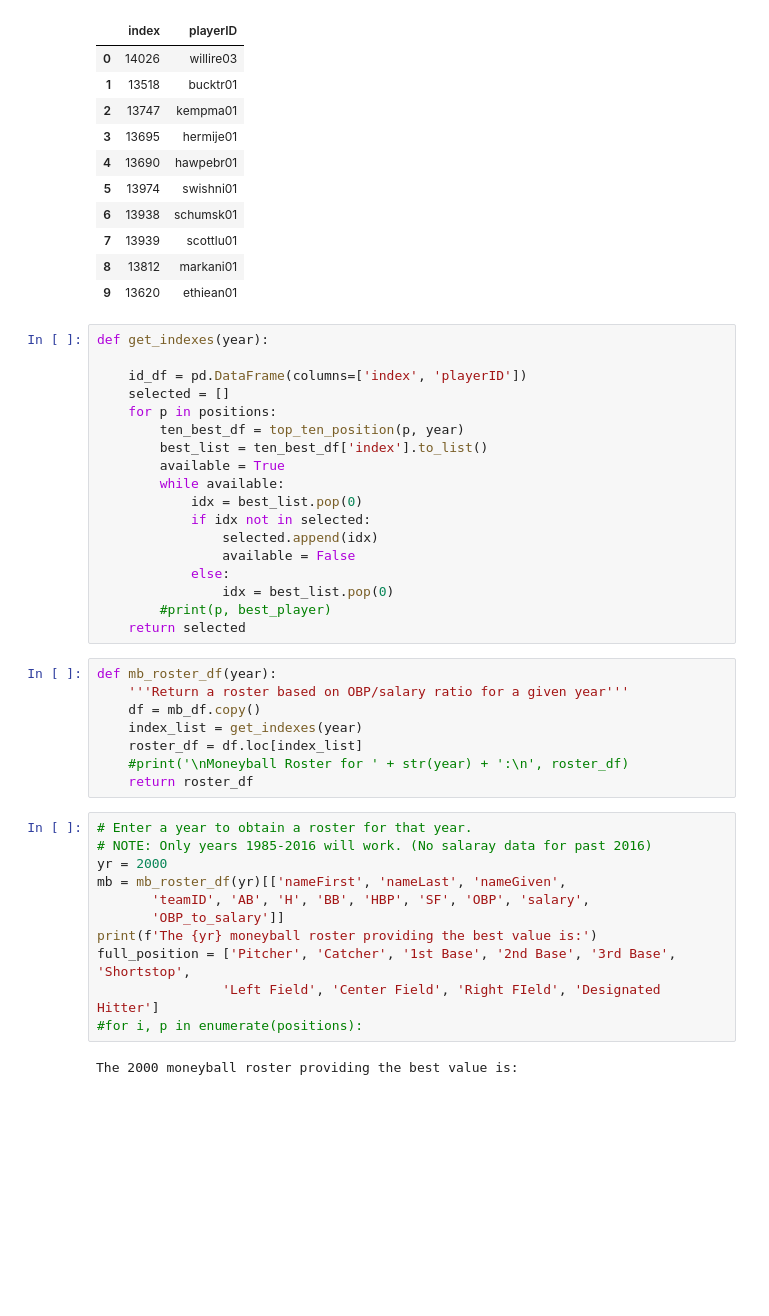
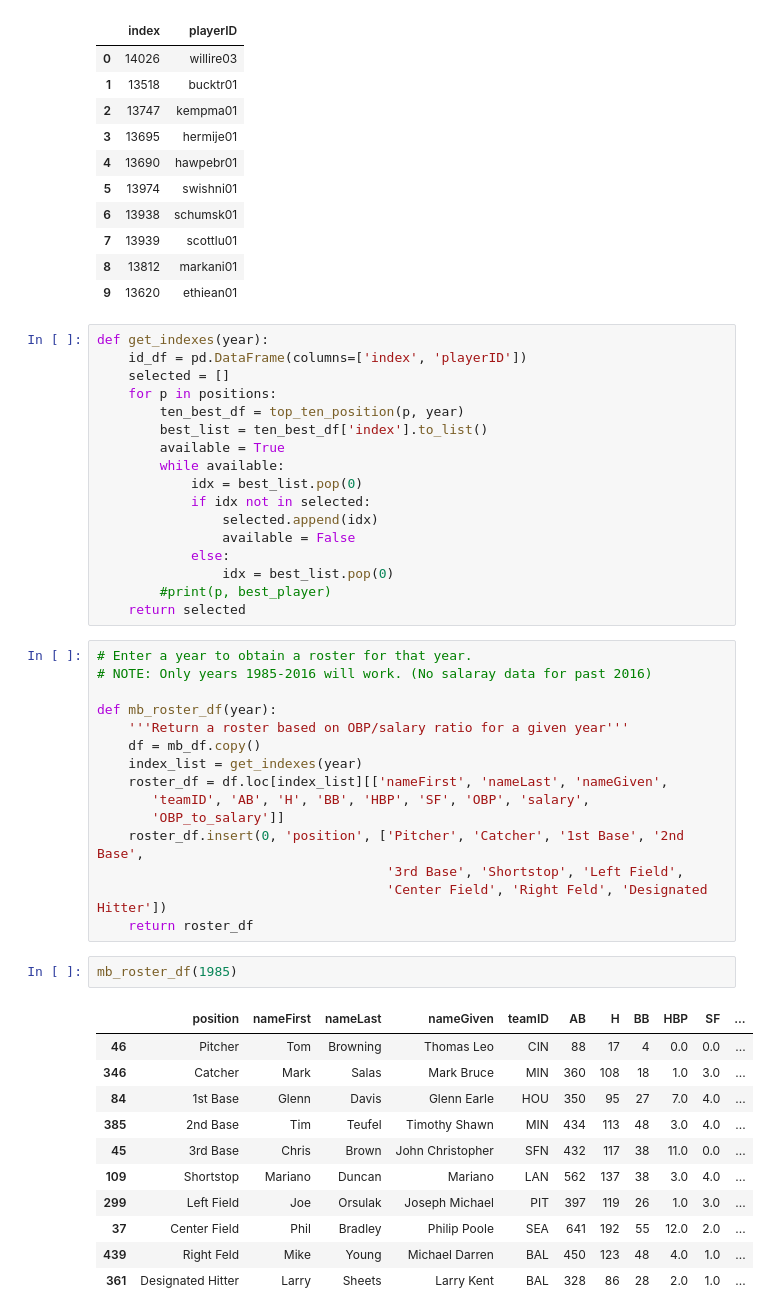
Before and after one commit to mpatterson73/moneyball, a Jupyter notebook: Notebooks/moneyball_rosters.ipynb, the cells around one changed output. Cells and saved outputs as stored; diff of their text form; blank space fills up the shorter version.

```diff
--- a/Notebooks/moneyball_rosters.ipynb
+++ b/Notebooks/moneyball_rosters.ipynb
@@ -82,7 +82,6 @@ top_ten_position('G_rf', 2007)
 | 9 | 13620 | ethiean01 |
 # %%
 def get_indexes(year):
-
     id_df = pd.DataFrame(columns=['index', 'playerID'])
     selected = []
     for p in positions:
@@ -99,23 +98,31 @@ def get_indexes(year):
         #print(p, best_player)
     return selected
 # %%
+# Enter a year to obtain a roster for that year.
+# NOTE: Only years 1985-2016 will work. (No salaray data for past 2016)
+
 def mb_roster_df(year):
     '''Return a roster based on OBP/salary ratio for a given year'''
     df = mb_df.copy()
     index_list = get_indexes(year)
-    roster_df = df.loc[index_list]
-    #print('\nMoneyball Roster for ' + str(year) + ':\n', roster_df)
+    roster_df = df.loc[index_list][['nameFirst', 'nameLast', 'nameGiven',
+       'teamID', 'AB', 'H', 'BB', 'HBP', 'SF', 'OBP', 'salary',
+       'OBP_to_salary']]
+    roster_df.insert(0, 'position', ['Pitcher', 'Catcher', '1st Base', '2nd Base',
+                                     '3rd Base', 'Shortstop', 'Left Field',
+                                     'Center Field', 'Right Feld', 'Designated Hitter'])
     return roster_df
-# %%
-# Enter a year to obtain a roster for that year.
-# NOTE: Only years 1985-2016 will work. (No salaray data for past 2016)
-yr = 2000
-mb = mb_roster_df(yr)[['nameFirst', 'nameLast', 'nameGiven',
-       'teamID', 'AB', 'H', 'BB', 'HBP', 'SF', 'OBP', 'salary',
-       'OBP_to_salary']]
-print(f'The {yr} moneyball roster providing the best value is:')
-full_position = ['Pitcher', 'Catcher', '1st Base', '2nd Base', '3rd Base', 'Shortstop',
-                'Left Field', 'Center Field', 'Right FIeld', 'Designated Hitter']
-#for i, p in enumerate(positions):
-# %% [output]
-The 2000 moneyball roster providing the best value is:
+# %%
+mb_roster_df(1985)
+# %% [output]
+|  | position | nameFirst | nameLast | nameGiven | teamID | AB | H | BB | HBP | SF | ... |
+| 46 | Pitcher | Tom | Browning | Thomas Leo | CIN | 88 | 17 | 4 | 0.0 | 0.0 | ... |
+| 346 | Catcher | Mark | Salas | Mark Bruce | MIN | 360 | 108 | 18 | 1.0 | 3.0 | ... |
+| 84 | 1st Base | Glenn | Davis | Glenn Earle | HOU | 350 | 95 | 27 | 7.0 | 4.0 | ... |
+| 385 | 2nd Base | Tim | Teufel | Timothy Shawn | MIN | 434 | 113 | 48 | 3.0 | 4.0 | ... |
+| 45 | 3rd Base | Chris | Brown | John Christopher | SFN | 432 | 117 | 38 | 11.0 | 0.0 | ... |
+| 109 | Shortstop | Mariano | Duncan | Mariano | LAN | 562 | 137 | 38 | 3.0 | 4.0 | ... |
+| 299 | Left Field | Joe | Orsulak | Joseph Michael | PIT | 397 | 119 | 26 | 1.0 | 3.0 | ... |
+| 37 | Center Field | Phil | Bradley | Philip Poole | SEA | 641 | 192 | 55 | 12.0 | 2.0 | ... |
+| 439 | Right Feld | Mike | Young | Michael Darren | BAL | 450 | 123 | 48 | 4.0 | 1.0 | ... |
+| 361 | Designated Hitter | Larry | Sheets | Larry Kent | BAL | 328 | 86 | 28 | 2.0 | 1.0 | ... |
```
Also changed, not shown: parts of 3 cells of this notebook.
